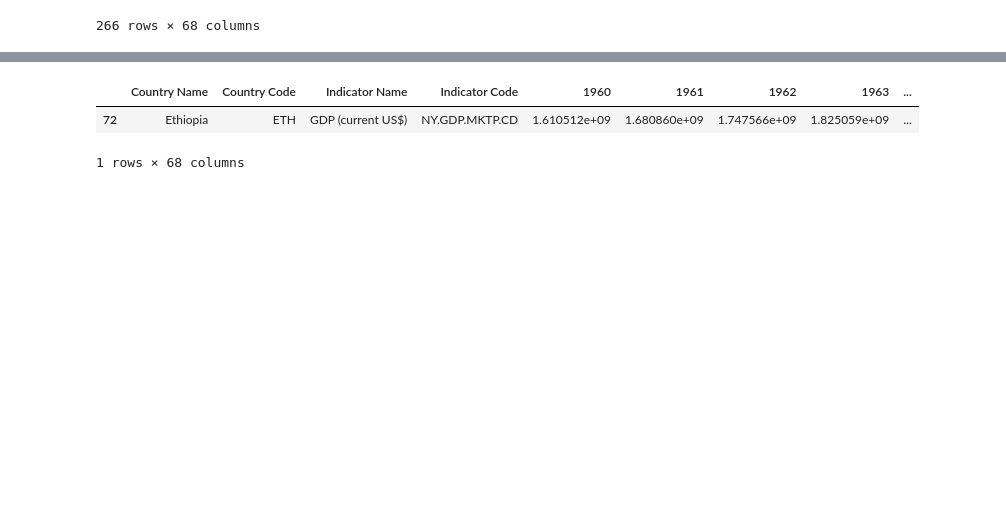
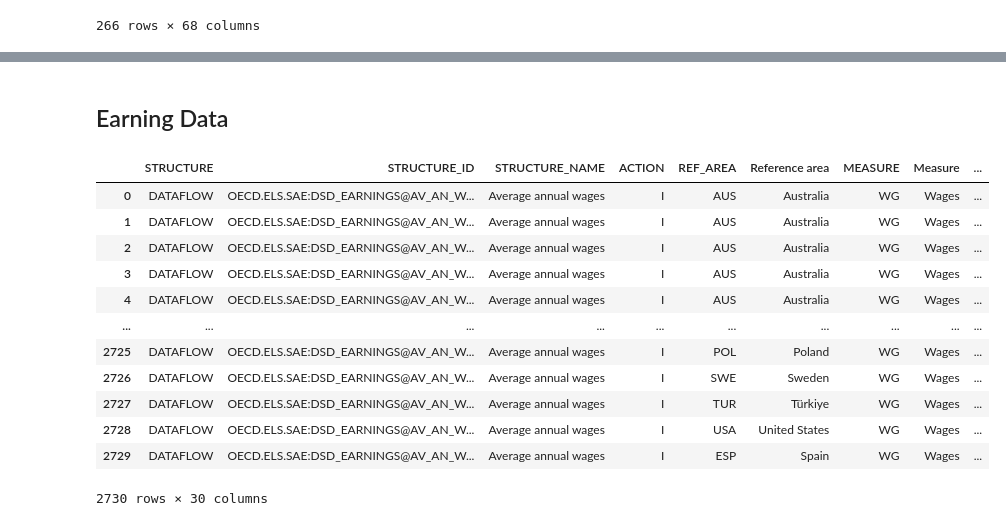
Before and after one commit to DegaregeN/Time-series-data-modeling-, a Jupyter notebook: notebooks/01-data-preprocessing.ipynb, the cells around one changed output, grey strips where cells are left out. Cells and saved outputs as stored; diff of their text form; code cells hidden in the pictures; blank space fills up the shorter version.

```diff
--- a/notebooks/01-data-preprocessing.ipynb
+++ b/notebooks/01-data-preprocessing.ipynb
@@ -171,8 +196,19 @@ else:
-# %%
-# Select rows where 'Country Name' is 'Ethiopia'
-ethiopia_data = df1[df1['Country Name'] == 'Ethiopia']
-ethiopia_data
-# %% [output]
-|  | Country Name | Country Code | Indicator Name | Indicator Code | 1960 | 1961 | 1962 | 1963 | ... |
-| 72 | Ethiopia | ETH | GDP (current US$) | NY.GDP.MKTP.CD | 1.610512e+09 | 1.680860e+09 | 1.747566e+09 | 1.825059e+09 | ... |
-1 rows × 68 columns
+# %% [markdown]
+## Earning Data
+# %%
+df_earn = pd.read_csv('../data/external/EARNINGS@AV_AN_WAGE,+all.csv')
+df_earn
+# %% [output]
+|  | STRUCTURE | STRUCTURE_ID | STRUCTURE_NAME | ACTION | REF_AREA | Reference area | MEASURE | Measure | ... |
+| 0 | DATAFLOW | OECD.ELS.SAE:DSD_EARNINGS@AV_AN_W... | Average annual wages | I | AUS | Australia | WG | Wages | ... |
+| 1 | DATAFLOW | OECD.ELS.SAE:DSD_EARNINGS@AV_AN_W... | Average annual wages | I | AUS | Australia | WG | Wages | ... |
+| 2 | DATAFLOW | OECD.ELS.SAE:DSD_EARNINGS@AV_AN_W... | Average annual wages | I | AUS | Australia | WG | Wages | ... |
+| 3 | DATAFLOW | OECD.ELS.SAE:DSD_EARNINGS@AV_AN_W... | Average annual wages | I | AUS | Australia | WG | Wages | ... |
+| 4 | DATAFLOW | OECD.ELS.SAE:DSD_EARNINGS@AV_AN_W... | Average annual wages | I | AUS | Australia | WG | Wages | ... |
+| ... | ... | ... | ... | ... | ... | ... | ... | ... | ... |
+| 2725 | DATAFLOW | OECD.ELS.SAE:DSD_EARNINGS@AV_AN_W... | Average annual wages | I | POL | Poland | WG | Wages | ... |
+| 2726 | DATAFLOW | OECD.ELS.SAE:DSD_EARNINGS@AV_AN_W... | Average annual wages | I | SWE | Sweden | WG | Wages | ... |
+| 2727 | DATAFLOW | OECD.ELS.SAE:DSD_EARNINGS@AV_AN_W... | Average annual wages | I | TUR | Türkiye | WG | Wages | ... |
+| 2728 | DATAFLOW | OECD.ELS.SAE:DSD_EARNINGS@AV_AN_W... | Average annual wages | I | USA | United States | WG | Wages | ... |
+| 2729 | DATAFLOW | OECD.ELS.SAE:DSD_EARNINGS@AV_AN_W... | Average annual wages | I | ESP | Spain | WG | Wages | ... |
+2730 rows × 30 columns
```
Also changed, not shown: parts of 5 cells of this notebook.
